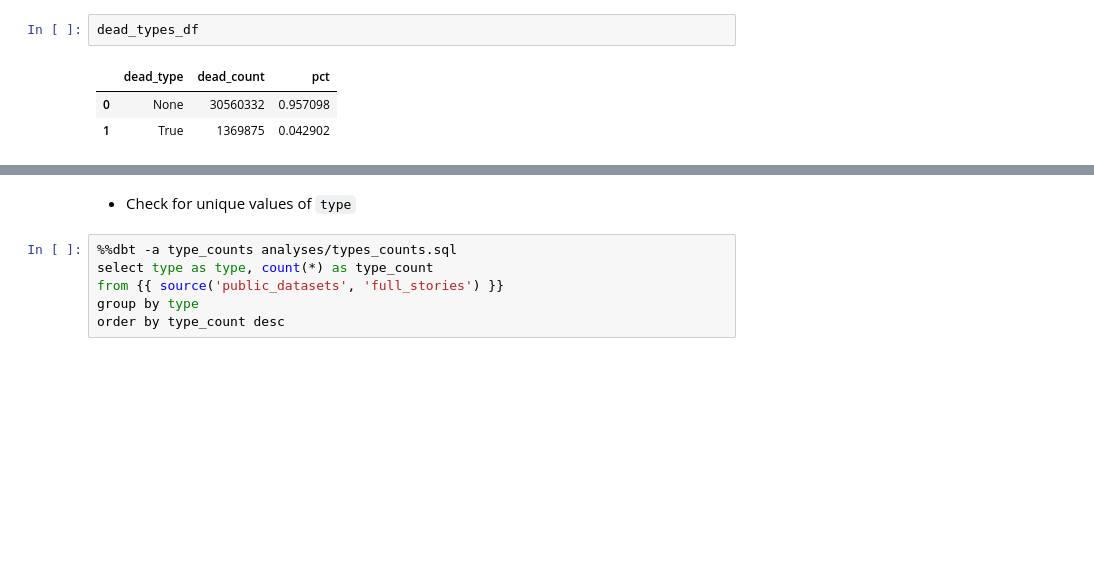
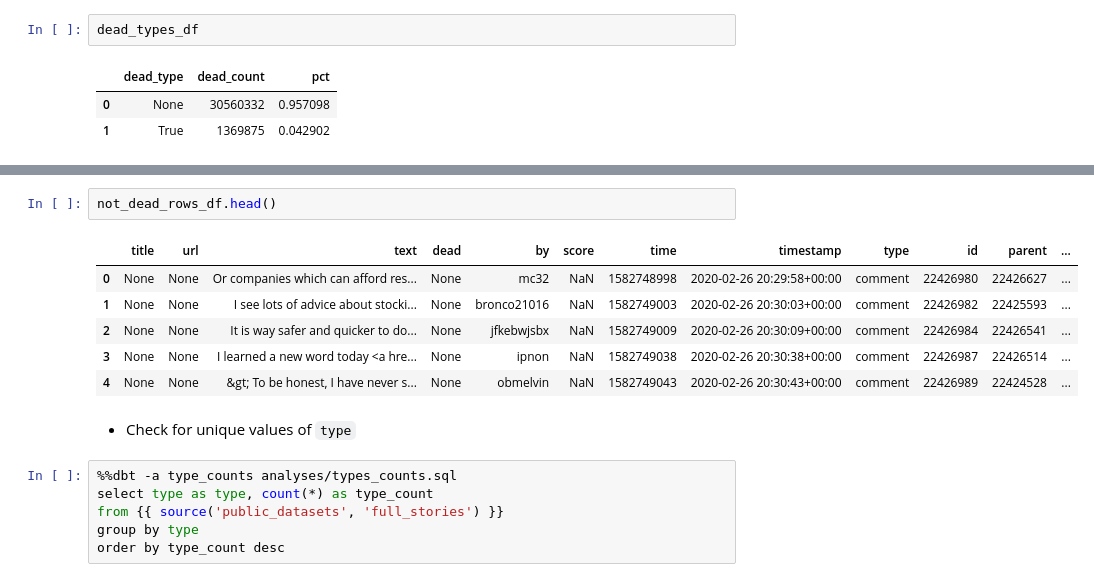
Before and after one commit to butchland/hn_whos_hiring, a Jupyter notebook: notebooks/analysis.ipynb, the cells around one changed output, grey strips where cells are left out. Saved outputs shown, nothing was run; the diff lists cells and outputs as text; blank space fills up the shorter version.

```diff
--- a/notebooks/analysis.ipynb
+++ b/notebooks/analysis.ipynb
@@ -163,3 +194,12 @@ dead_types_df
+# %%
+not_dead_rows_df.head()
+# %% [output]
+|  | title | url | text | dead | by | score | time | timestamp | type | id | parent | ... |
+| 0 | None | None | Or companies which can afford res... | None | mc32 | NaN | 1582748998 | 2020-02-26 20:29:58+00:00 | comment | 22426980 | 22426627 | ... |
+| 1 | None | None | I see lots of advice about stocki... | None | bronco21016 | NaN | 1582749003 | 2020-02-26 20:30:03+00:00 | comment | 22426982 | 22425593 | ... |
+| 2 | None | None | It is way safer and quicker to do... | None | jfkebwjsbx | NaN | 1582749009 | 2020-02-26 20:30:09+00:00 | comment | 22426984 | 22426541 | ... |
+| 3 | None | None | I learned a new word today <a hre... | None | ipnon | NaN | 1582749038 | 2020-02-26 20:30:38+00:00 | comment | 22426987 | 22426514 | ... |
+| 4 | None | None | &gt; To be honest, I have never s... | None | obmelvin | NaN | 1582749043 | 2020-02-26 20:30:43+00:00 | comment | 22426989 | 22424528 | ... |
 # %% [markdown]
 * Check for unique values of `type`
 # %%
```
Also changed, not shown: parts of 24 cells of this notebook, 3 other files.
